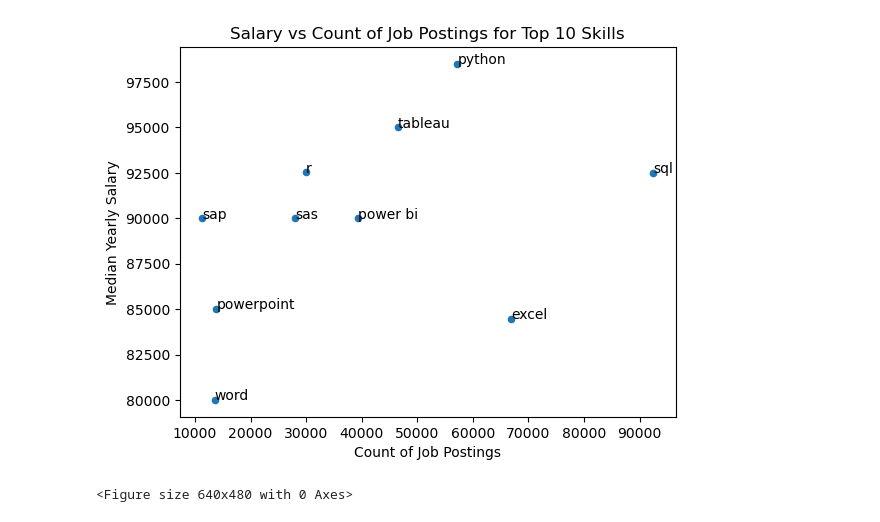
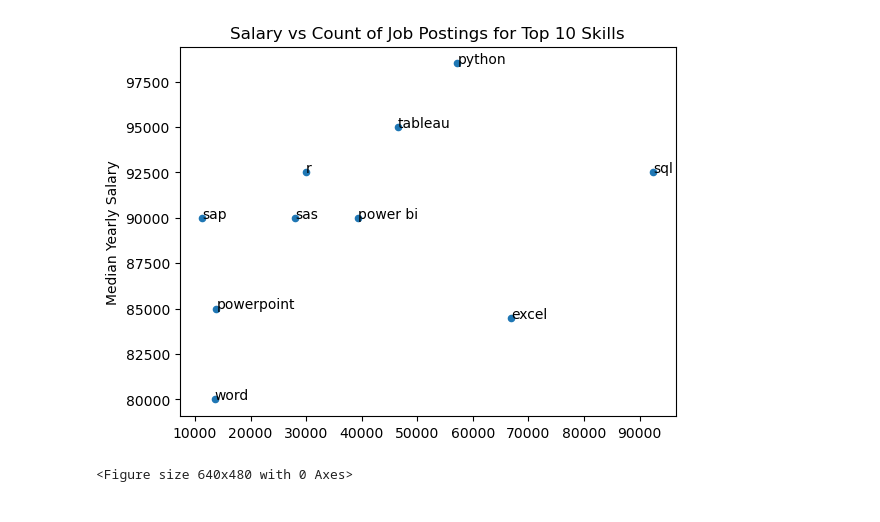
Before and after one commit to Akungu/python_job_data_project, a Jupyter notebook: final_project/optimal_skills.ipynb, the cells around one changed output. Saved outputs shown, nothing was run; the diff lists cells and outputs as text; code cells hidden in the pictures.

```diff
--- a/final_project/optimal_skills.ipynb
+++ b/final_project/optimal_skills.ipynb
@@ -26,16 +26,16 @@ df_total_skill_count =df_skills.sort_values(by= 'skill_count', ascending=False).
 # %%
 df_total_skill_count.plot(kind='scatter', x='skill_count', y='median_salary')
 
 for i,txt in enumerate(df_total_skill_count.index):
     plt.text(df_total_skill_count['skill_count'].iloc[i], df_total_skill_count['median_salary'].iloc[i], txt)
 
-plt.xlabel('Count of Job Postings')
+plt.xlabel('')
 plt.ylabel('Median Yearly Salary')
 plt.title('Salary vs Count of Job Postings for Top 10 Skills')
 
 
 plt.show()
 plt.tight_layout()
 # %% [output]
-[figure, old version]
+[figure, new version]
 <Figure size 640x480 with 0 Axes>
```
Also changed, not shown: 8 other files.
